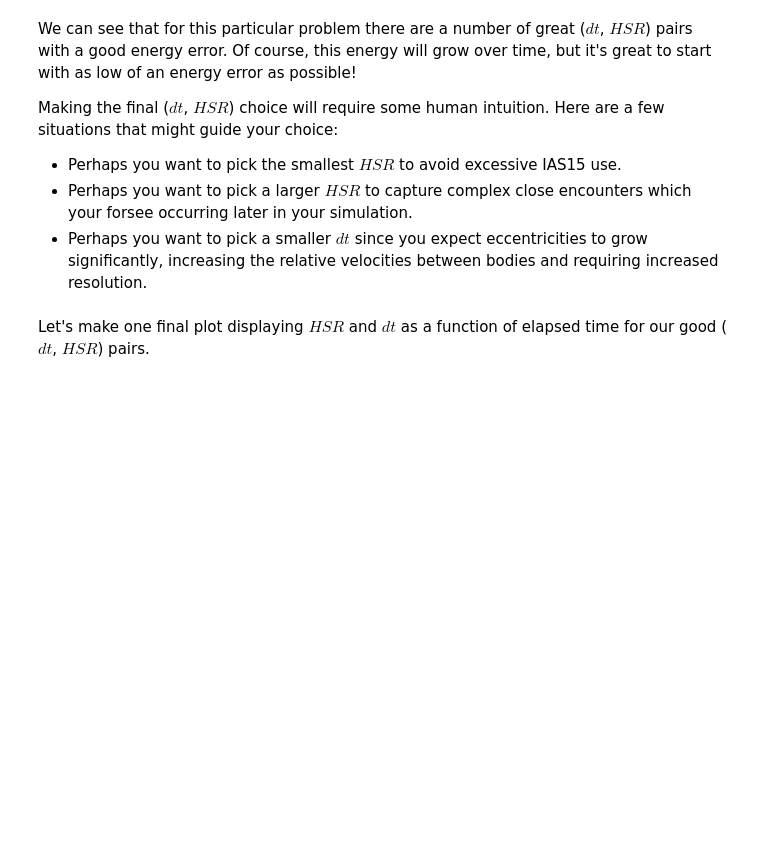
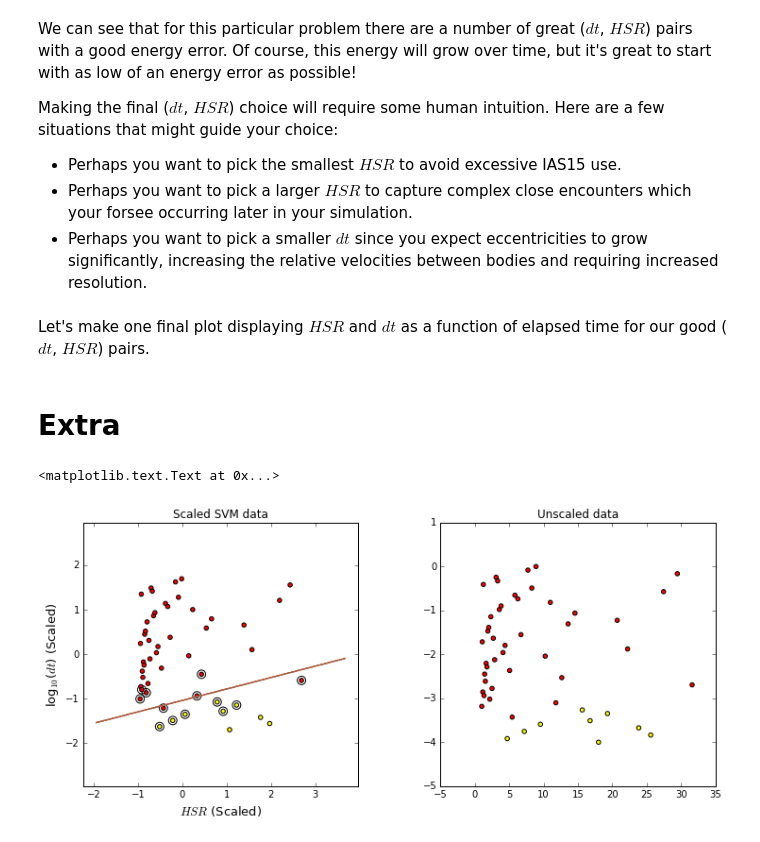
Before and after one commit to silburt/rebound, a Jupyter notebook: ipython_examples/OptimizeHERMES.ipynb, the cells around one changed output. Cells and saved outputs as stored; diff of their text form; code cells hidden in the pictures; blank space fills up the shorter version.

```diff
--- a/ipython_examples/OptimizeHERMES.ipynb
+++ b/ipython_examples/OptimizeHERMES.ipynb
@@ -252,3 +251,34 @@ plt.xscale('log')
 plt.ylabel("$dt$",fontsize=size)
 plt.xlabel("elapsed time (seconds)",fontsize=size)
 plt.title('Single Planet, Np=50',fontsize=size)
+# %% [markdown]
+# Extra
+# %%
+h = .01  # step size in the mesh
+# create a mesh to plot in
+x_min, x_max = X[:, 0].min() - 1, X[:, 0].max() + 1
+y_min, y_max = X[:, 1].min() - 1, X[:, 1].max() + 1
+xx, yy = np.meshgrid(np.arange(x_min, x_max, h),
+                     np.arange(y_min, y_max, h))
+
+# Plot the decision boundary. For that, we will assign a color to each
+# point in the mesh [x_min, m_max]x[y_min, y_max].
+Z = clf.predict(np.c_[xx.ravel(), yy.ravel()])
+
+# Plot SVM boundary
+fig, axes = plt.subplots(nrows=1, ncols=2, figsize=(12,5))
+plt.subplots_adjust(wspace=0.3)
+Z = Z.reshape(xx.shape)
+axes[0].contour(xx, yy, Z, cmap=plt.cm.Paired)
+axes[0].scatter(clf.support_vectors_[:,0],clf.support_vectors_[:,1],s=80,facecolors='none')
+
+# Plot data
+axes[0].scatter(X[:,0],X[:,1],c=data["bad_dt"], cmap="autumn_r")
+axes[0].set_xlabel("$HSR$ (Scaled)",fontsize=size)
+axes[0].set_ylabel("log$_{10}$($dt$) (Scaled)",fontsize=size)
+axes[0].set_title("Scaled SVM data")
+axes[1].scatter(data["HSR"], data["logdt"], c=data["bad_dt"], cmap="autumn_r")
+axes[1].set_title("Unscaled data")
+# %% [output]
+<matplotlib.text.Text at 0x...>
+[figure, added]
```
Also changed, not shown: parts of 7 cells of this notebook, 1 other file.
